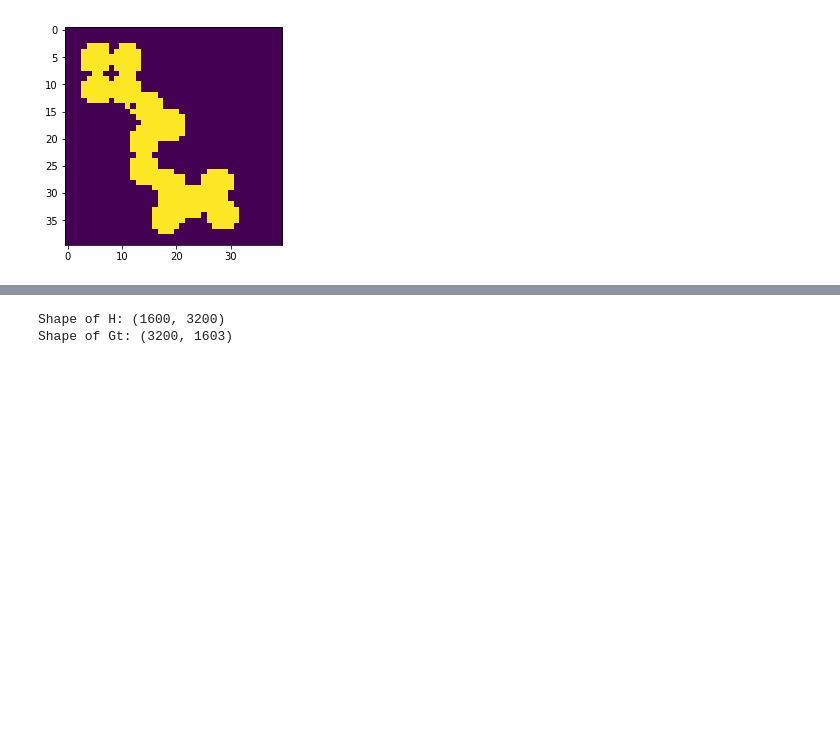
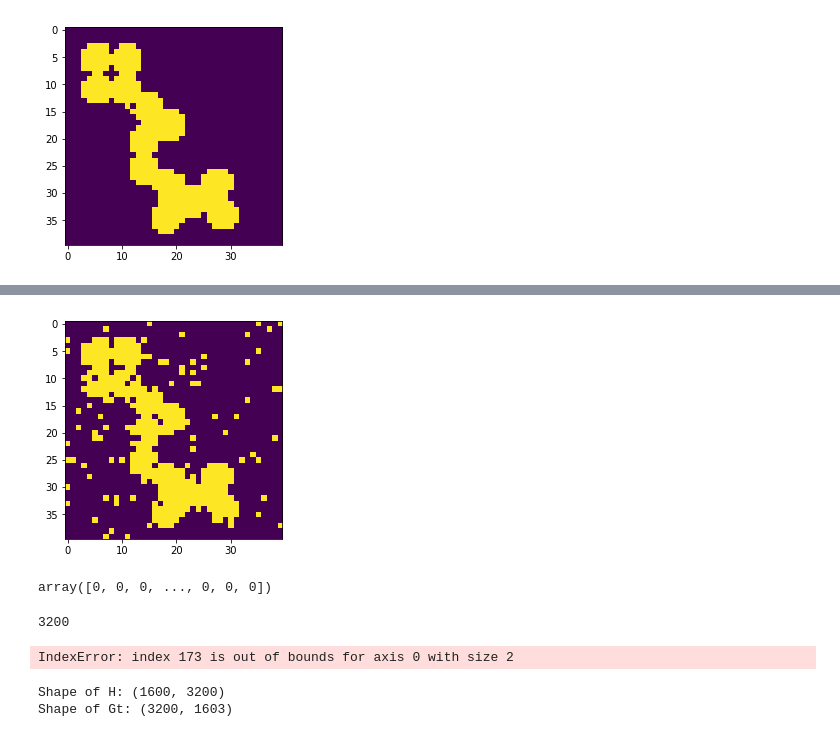
Before and after one commit to nyjgary/probabilistic-graphical-models, a Jupyter notebook: hwk3-bp/belief-propagation.ipynb, the cells around one changed output, grey strips where cells are left out. Drawn from its saved outputs; the diff is of its cells as text; code cells hidden in the pictures; blank space fills up the shorter version.

```diff
--- a/hwk3-bp/belief-propagation.ipynb
+++ b/hwk3-bp/belief-propagation.ipynb
@@ -684,15 +685,3 @@ results_err10 = run_experiments(err=0.10, n_trials=10, source=zero_msg, n_iter=5
 #results_err10 = run_experiments(err=0.10, n_trials=10, n_iter=50, msg_len=256, d_v=4, d_c=8)
 # %% [markdown]
 ### Part E
-# %%
-def load_image(img_filepath):
-    img = cv2.imread(img_filepath,2)
-    img = cv2.resize(img, (40, 40))
-    ret, bw_img = cv2.threshold(img,127,255,cv2.THRESH_BINARY)
-    img_code = (bw_img / 255).astype(int)
-    img_code_flattened = img_code.flatten()
-    return img_code_flattened
-
-def show_image(binary_code):
-    code_reshaped = binary_code.reshape((40,40))
-    plt.imshow(code_reshaped)
@@ -699,5 +774,7 @@ def show_image(binary_code):
 # %%
-img = load_image('binary-image.png')
-show_image(img)
+img_bits = load_image('binary-image.png')
+visualize_image(img_bits)
 # %% [output]
 [figure]
+# %%
+encoded, H, Gt = encode_img(img_bits, d_v=4, d_c=8)
@@ -704,3 +785,22 @@ show_image(img)
+# %%
+corrupted = add_noise(encoded, .06)
+visualize_image(corrupted[:1600])
+# %% [output]
+[figure, added]
+# %%
+corrupted
+# %% [output]
+array([0, 0, 0, ..., 0, 0, 0])
+# %%
+len(corrupted)
+# %% [output]
+3200
+# %%
+ldpc_img = make_ldpc_fg(H)
+ldpc_img = set_unary_factors(ldpc_img, corrupted, .06)
+beliefs_img, beliefs_img_hist = get_beliefs(ldpc_img, 30)
+# %% [output]
+IndexError: index 173 is out of bounds for axis 0 with size 2
 # %%
 #H_ = RegularH(n=256, d_v=64, d_c=128)
 H_ = RegularH(n=3200, d_v=4, d_c=8)
```
Also changed, not shown: parts of 12 cells of this notebook.
